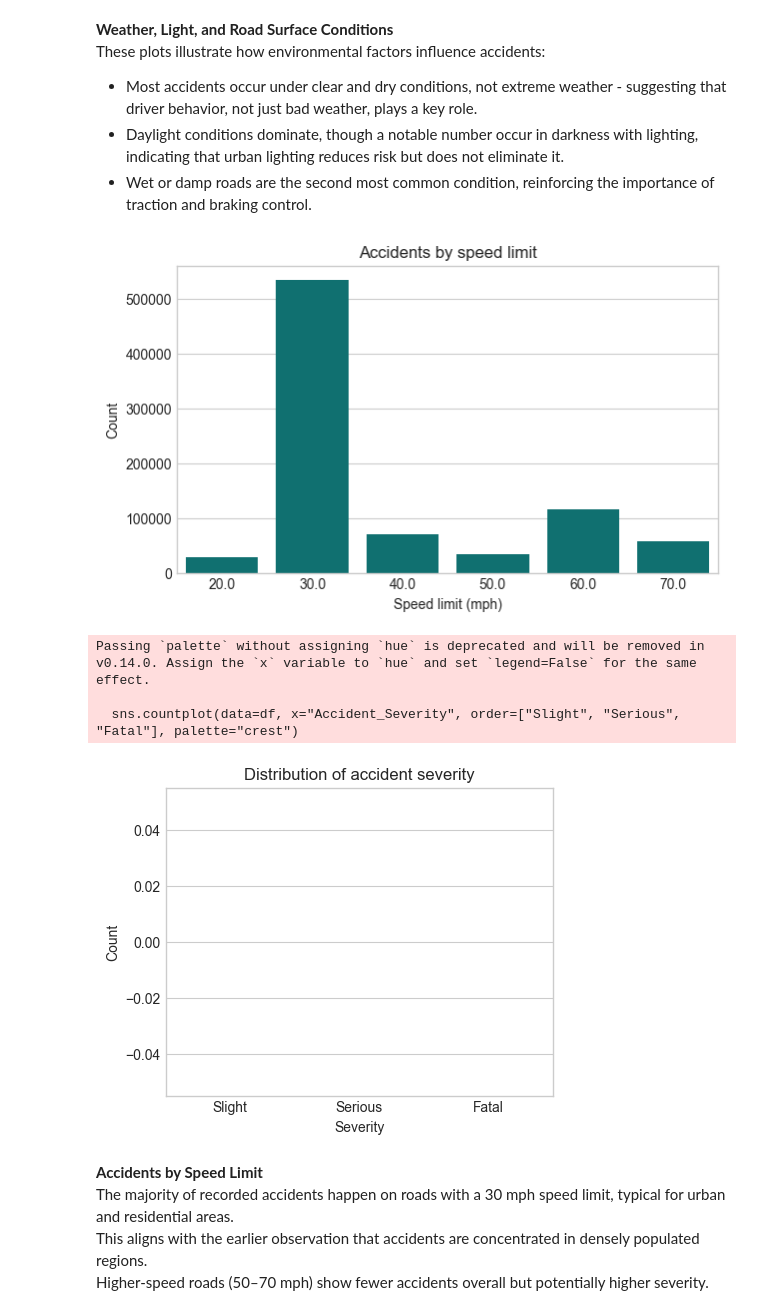
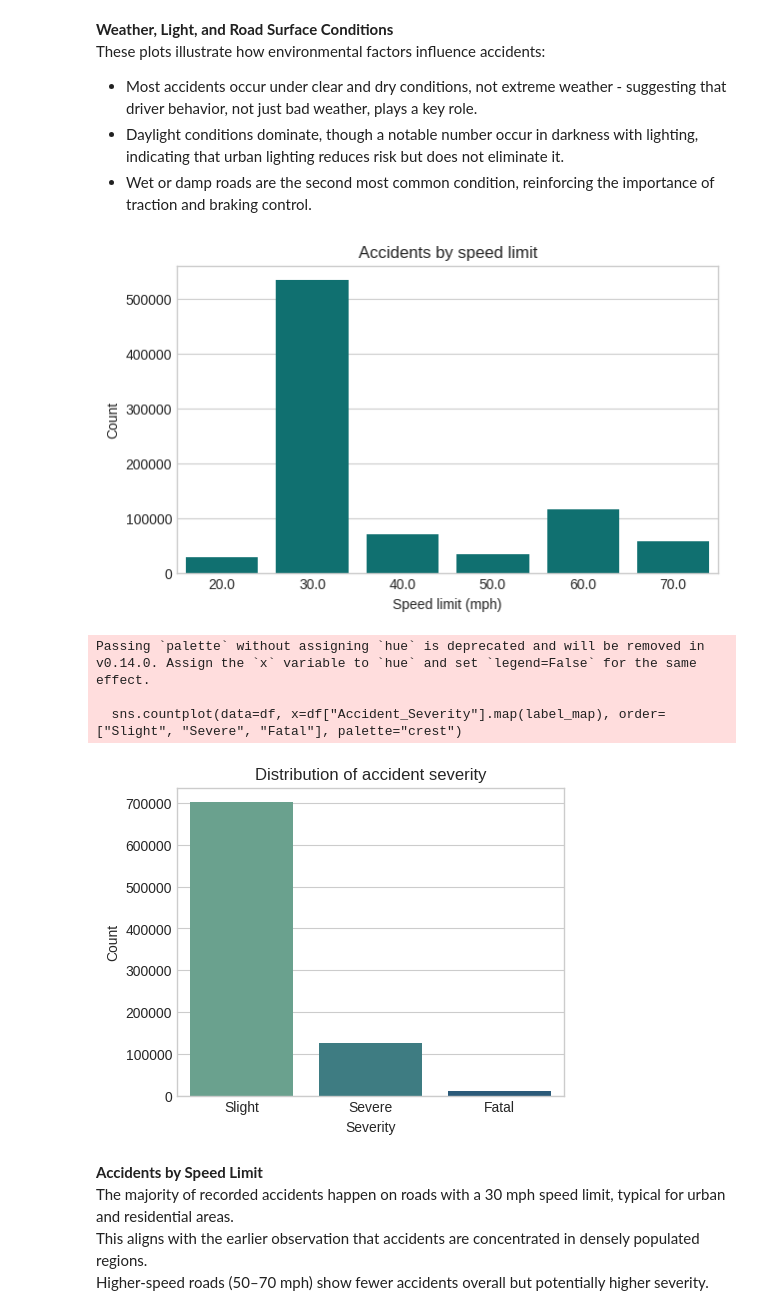
Before and after one commit to mel1006/data-science-2025-tartu, a Jupyter notebook: data_science_project.ipynb, the cells around one changed output. Drawn from its saved outputs; the diff is of its cells as text; code cells hidden in the pictures.

Commit message:
figure fix

```diff
--- a/data_science_project.ipynb
+++ b/data_science_project.ipynb
@@ -371,25 +371,26 @@ These plots illustrate how environmental factors influence accidents:
 # %%
 # Distribution of accidents by speed limit
 plt.figure(figsize=(7,4))
 sns.countplot(data=df, x="Speed_limit", color="teal")
 plt.title("Accidents by speed limit")
 plt.xlabel("Speed limit (mph)")
 plt.ylabel("Count")
 plt.show()
 
 # Severity distribution
+label_map = {0: "Slight", 1: "Severe", 2: "Fatal"}
 plt.figure(figsize=(5,4))
-sns.countplot(data=df, x="Accident_Severity", order=["Slight", "Serious", "Fatal"], palette="crest")
+sns.countplot(data=df, x=df["Accident_Severity"].map(label_map), order=["Slight", "Severe", "Fatal"], palette="crest")
 plt.title("Distribution of accident severity")
 plt.xlabel("Severity")
 plt.ylabel("Count")
 plt.show()
 # %% [output]
 [figure]
 Passing `palette` without assigning `hue` is deprecated and will be removed in v0.14.0. Assign the `x` variable to `hue` and set `legend=False` for the same effect.
 
-  sns.countplot(data=df, x="Accident_Severity", order=["Slight", "Serious", "Fatal"], palette="crest")
+  sns.countplot(data=df, x=df["Accident_Severity"].map(label_map), order=["Slight", "Severe", "Fatal"], palette="crest")
-[figure, old version]
+[figure, new version]
 # %% [markdown]
 **Accidents by Speed Limit**
 The majority of recorded accidents happen on roads with a 30 mph speed limit, typical for urban and residential areas.
```
